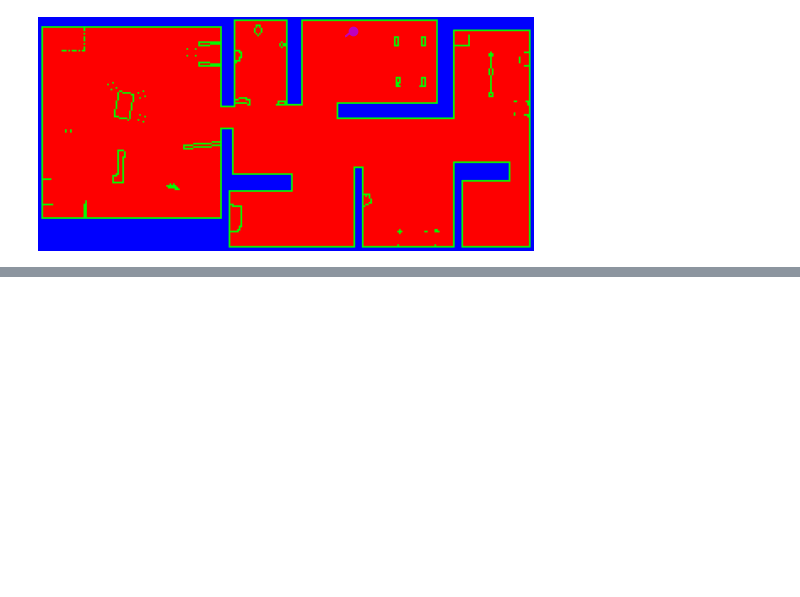
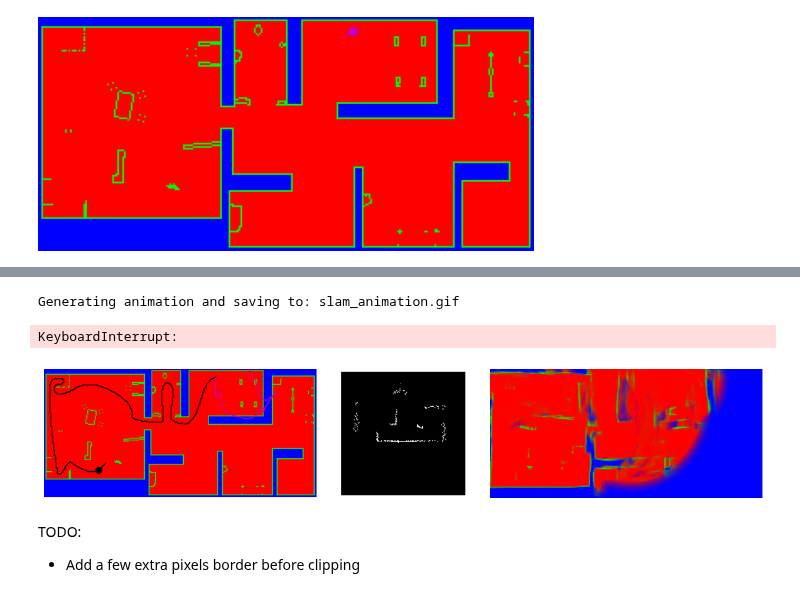
Before and after one commit to malcolmlett/robovac, a Jupyter notebook: Experiment_SLAM_Animation_2.ipynb, the cells around one changed output, grey strips where cells are left out. Saved outputs shown, nothing was run; the diff lists cells and outputs as text; code cells hidden in the pictures; blank space fills up the shorter version.

Commit message:
SLAM animation

```diff
--- a/Experiment_SLAM_Animation_2.ipynb
+++ b/Experiment_SLAM_Animation_2.ipynb
@@ -95,0 +104,7 @@ Animation saved to: animation.gif
+# %%
+# Load model
+model = tf.keras.models.load_model('slam-model1-200epochs.keras')
+print(f"Model loaded:")
+print(f"  Inputs:           {model.inputs}")
+print(f"  Outputs:          {model.outputs}")
+print(f"  Layers:           {len(model.layers)}")
@@ -95,0 +116,23 @@ Animation saved to: animation.gif
+# %%
+reload(slam_operations)
+step_size = 1 * lds.__PIXEL_SIZE__
+floorplan = slam_data.load_floorplan('repo/data/experimental-floorplan2-with-trajectory.png')
+contour_px = slam_operations.load_trajectory_pxcoords('repo/data/experimental-floorplan2-with-trajectory.png')
+trajectory_coords, trajectory_angles = slam_operations.sample_trajectory(contour_px, step_size=step_size)
+
+#indices = slice(0, 50)
+#indices = slice(0, trajectory_coords.shape[0], 5)
+indices = slice(0, trajectory_coords.shape[0])
+
+#slam_operations.animate_slam(floorplan, trajectory_coords[indices], trajectory_angles[indices], model,
+#                             state_follows='true', map_update_mode='mask-merge', clip=False)
+
+slam_operations.animate_slam(floorplan, trajectory_coords[indices], trajectory_angles[indices], model, filename='slam_animation.gif',
+                             state_follows='true', map_update_mode='mask-merge', clip=False, fps=5)
+# %% [output]
+Generating animation and saving to: slam_animation.gif
+KeyboardInterrupt:
+[figure, added]
+# %% [markdown]
+TODO:
+* Add a few extra pixels border before clipping
```
Also changed, not shown: parts of 5 cells of this notebook.
